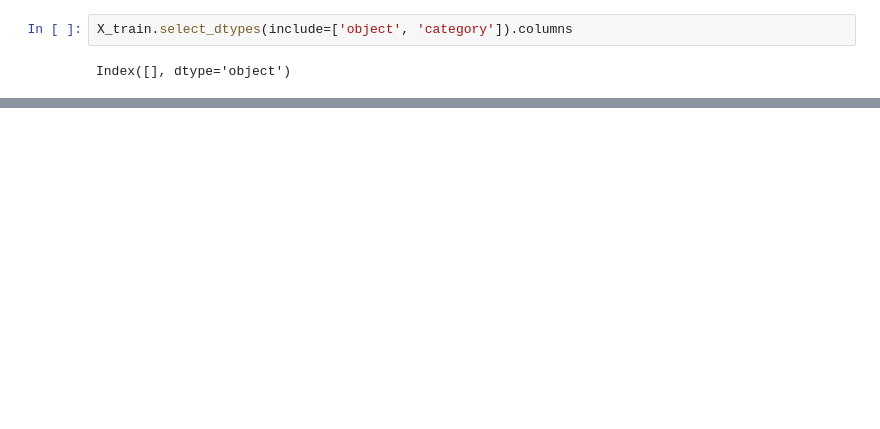
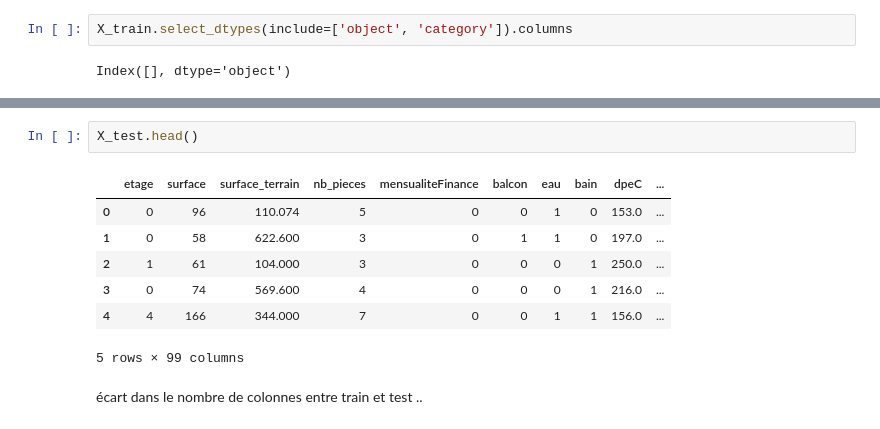
Before and after one commit to Hugues360/Projet_DS2025, a Jupyter notebook: Etape_2_Matthieu.ipynb, the cells around one changed output, grey strips where cells are left out. Cells and saved outputs as stored; diff of their text form; blank space fills up the shorter version.

```diff
--- a/Etape_2_Matthieu.ipynb
+++ b/Etape_2_Matthieu.ipynb
@@ -310,0 +497,12 @@ X_train.describe()
+# %%
+X_test.head()
+# %% [output]
+|  | etage | surface | surface_terrain | nb_pieces | mensualiteFinance | balcon | eau | bain | dpeC | ... |
+| 0 | 0 | 96 | 110.074 | 5 | 0 | 0 | 1 | 0 | 153.0 | ... |
+| 1 | 0 | 58 | 622.600 | 3 | 0 | 1 | 1 | 0 | 197.0 | ... |
+| 2 | 1 | 61 | 104.000 | 3 | 0 | 0 | 0 | 1 | 250.0 | ... |
+| 3 | 0 | 74 | 569.600 | 4 | 0 | 0 | 0 | 1 | 216.0 | ... |
+| 4 | 4 | 166 | 344.000 | 7 | 0 | 0 | 1 | 1 | 156.0 | ... |
+5 rows × 99 columns
+# %% [markdown]
+écart dans le nombre de colonnes entre train et test ..
```
Also changed, not shown: parts of 26 cells of this notebook.
